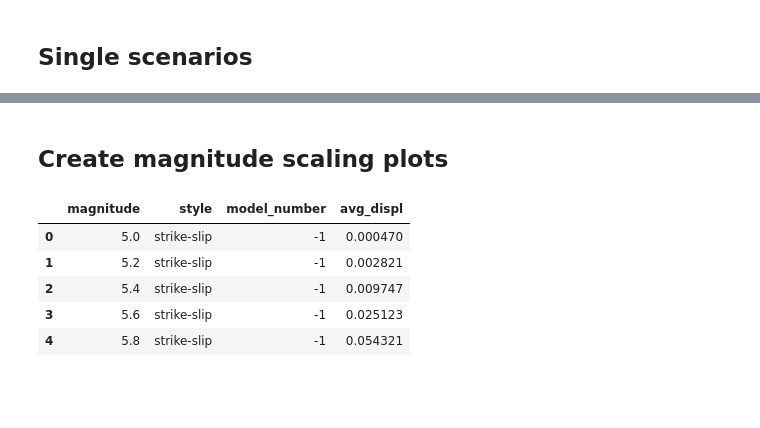
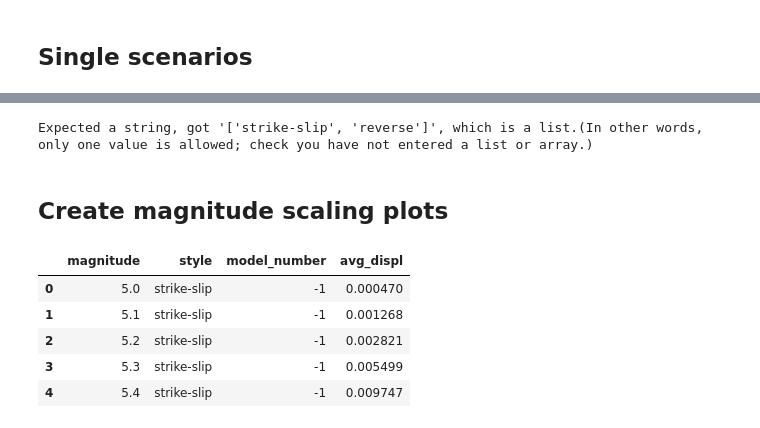
Before and after one commit to asarmy/kea23, a Jupyter notebook: examples/KEA23 Run Average Displacement.ipynb, the cells around one changed output, grey strips where cells are left out. Saved outputs shown, nothing was run; the diff lists cells and outputs as text; code cells hidden in the pictures; blank space fills up the shorter version.

Commit message:
improvements to KEA23: load data in data.py; allow multiple scenarios in runners; vectorize runners to remove slow loops; update notebook examples

```diff
--- a/examples/KEA23 Run Average Displacement.ipynb
+++ b/examples/KEA23 Run Average Displacement.ipynb
@@ -42,0 +70,3 @@ df
+# %%
+df = run_average_displacement.run_ad(magnitude=[5,6,7,8], style="reverse")
+df
@@ -43,47 +79,31 @@ df
+# %%
+try:
+    results = run_average_displacement.run_ad(magnitude=7, style=["strike-slip", "reverse"])
+except TypeError as e:
+    print(e)
+# %% [output]
+Expected a string, got '['strike-slip', 'reverse']', which is a list.(In other words, only one value is allowed; check you have not entered a list or array.)
 # %% [markdown]
 ## Create magnitude scaling plots
 # %%
-magnitudes = np.arange(5, 8.7, 0.2).tolist()
+magnitudes = np.arange(5, 8.6, 0.1)
 
-# Strike-slip calculations
-run_results = []
-for magnitude in magnitudes:
-    results = run_average_displacement.run_ad(magnitude=magnitude, style="strike-slip")
-    run_results.append(results)
-
-df_ss = pd.concat(run_results, ignore_index=True)
-del run_results, results
-
-# Reverse calculations
-run_results = []
-for magnitude in magnitudes:
-    results = run_average_displacement.run_ad(magnitude=magnitude, style="reverse")
-    run_results.append(results)
-
-df_rv = pd.concat(run_results, ignore_index=True)
-del run_results, results
-
-# Normal calculations
-run_results = []
-for magnitude in magnitudes:
-    results = run_average_displacement.run_ad(magnitude=magnitude, style="normal")
-    run_results.append(results)
-
-df_nm = pd.concat(run_results, ignore_index=True)
-del run_results, results
+df_ss = run_average_displacement.run_ad(magnitude=magnitudes, style="strike-slip")
+df_rv = run_average_displacement.run_ad(magnitude=magnitudes, style="reverse")
+df_nm = run_average_displacement.run_ad(magnitude=magnitudes, style="normal")
 
 df_ss.to_csv("kea23_ss_ad.csv", index=False)
 df_rv.to_csv("kea23_rv_ad.csv", index=False)
 df_nm.to_csv("kea23_nm_ad.csv", index=False)
 
 df_ss.head()
 # %% [output]
 |  | magnitude | style | model_number | avg_displ |
 | 0 | 5.0 | strike-slip | -1 | 0.000470 |
-| 1 | 5.2 | strike-slip | -1 | 0.002821 |
-| 2 | 5.4 | strike-slip | -1 | 0.009747 |
-| 3 | 5.6 | strike-slip | -1 | 0.025123 |
-| 4 | 5.8 | strike-slip | -1 | 0.054321 |
+| 1 | 5.1 | strike-slip | -1 | 0.001268 |
+| 2 | 5.2 | strike-slip | -1 | 0.002821 |
+| 3 | 5.3 | strike-slip | -1 | 0.005499 |
+| 4 | 5.4 | strike-slip | -1 | 0.009747 |
 # %%
 fig, ax = plt.subplots(1, 1, figsize=(8, 4))
 ax.semilogy(df_ss["magnitude"], df_ss["avg_displ"], label="Strike-Slip")
```
Also changed, not shown: parts of 12 cells of this notebook, 11 other files.
